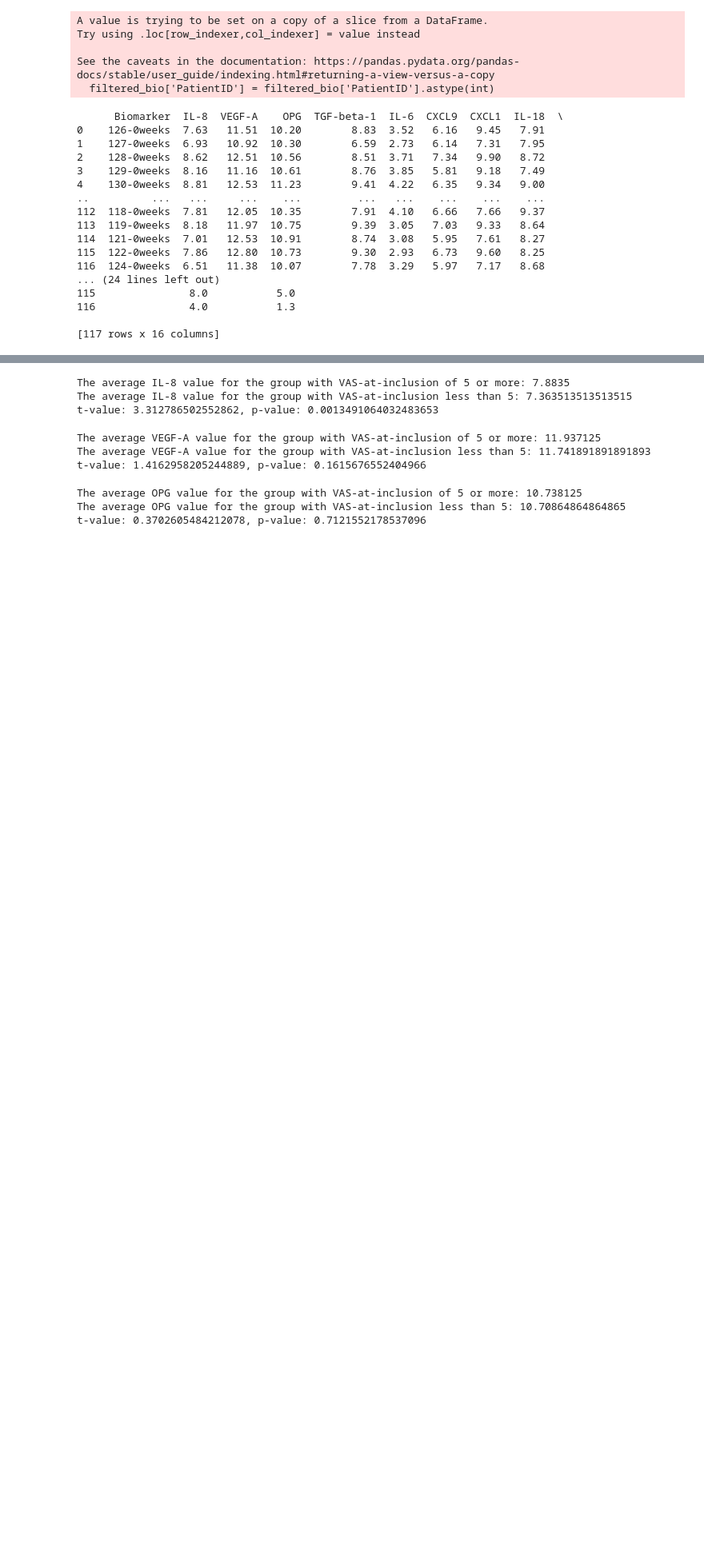
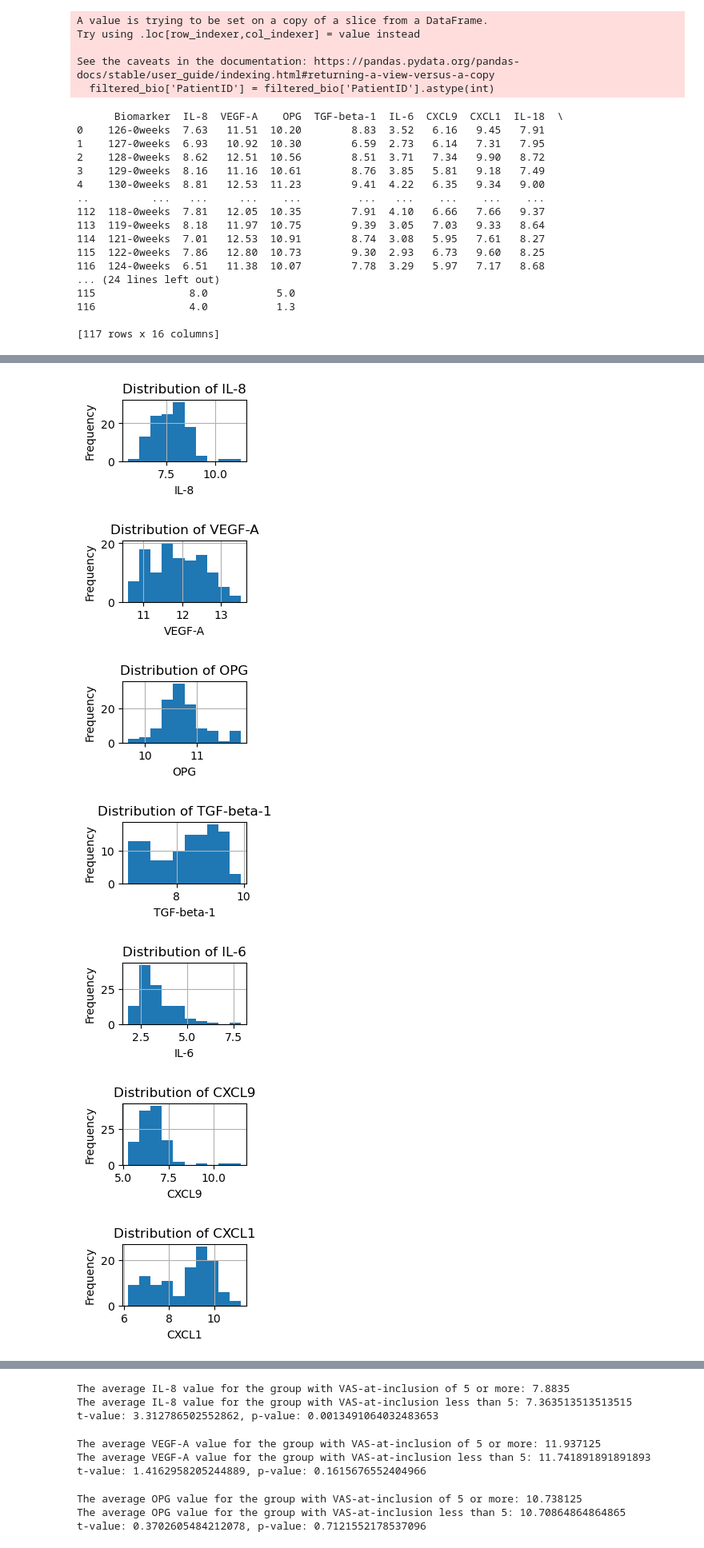
Before and after one commit to tsukasatanihara/Assessment-of-PS, a Jupyter notebook: PS_Assessment.ipynb, the cells around one changed output, grey strips where cells are left out. Shown at 80% size. Saved outputs shown, nothing was run; the diff lists cells and outputs as text; code cells hidden in the pictures; blank space fills up the shorter version.

```diff
--- a/PS_Assessment.ipynb
+++ b/PS_Assessment.ipynb
@@ -120,18 +120,25 @@ print(merged_df)
 # %%
-# タンパク質のカラム名リスト（不要なカラムを除外）
-protein_columns = ['IL-8', 'VEGF-A', 'OPG', 'TGF-beta-1', 'IL-6', 'CXCL9', 'IL-18', 'CSF-1']
-# タンパク質のカラムのみを含むDataFrameを作成
+# List of biomarker column names (excluding unnecessary columns)
+protein_columns = ['IL-8', 'VEGF-A', 'OPG', 'TGF-beta-1', 'IL-6', 'CXCL9', 'CXCL1', 'IL-18', 'CSF-1']
+# Create a DataFrame that includes only the columns of biomarkers
 df_proteins = merged_df[protein_columns]
 # %%
 import matplotlib.pyplot as plt
-# 各タンパク質のカラムに対してヒストグラムを作成
+# Create histograms for each biomarker column
 for column in df_proteins.columns:
-    plt.figure(figsize=(8, 4))  # ヒストグラムのサイズを設定
-    df_proteins[column].hist(bins=10)  # binsはヒストグラムの棒の数を指定
-    plt.title(f'Distribution of {column}')  # ヒストグラムのタイトル
-    plt.xlabel(column)  # x軸のラベル
-    plt.ylabel('Frequency')  # y軸のラベル
+    plt.figure(figsize=(2, 1))
+    df_proteins[column].hist(bins=10)
+    plt.title(f'Distribution of {column}')
+    plt.xlabel(column)
+    plt.ylabel('Frequency')
 
-    # ヒストグラムを画像ファイルとして保存
-    plt.savefig(f'{column}_histogram.png')  # 保存先のファイル名を指定
-    plt.close()  # 現在の図を閉じて次の図のためにクリア
+
+    plt.show
+# %% [output]
+[figure, added]
+[figure, added]
+[figure, added]
+[figure, added]
+[figure, added]
+[figure, added]
+[figure, added]
```
Also changed, not shown: parts of 13 cells of this notebook.
